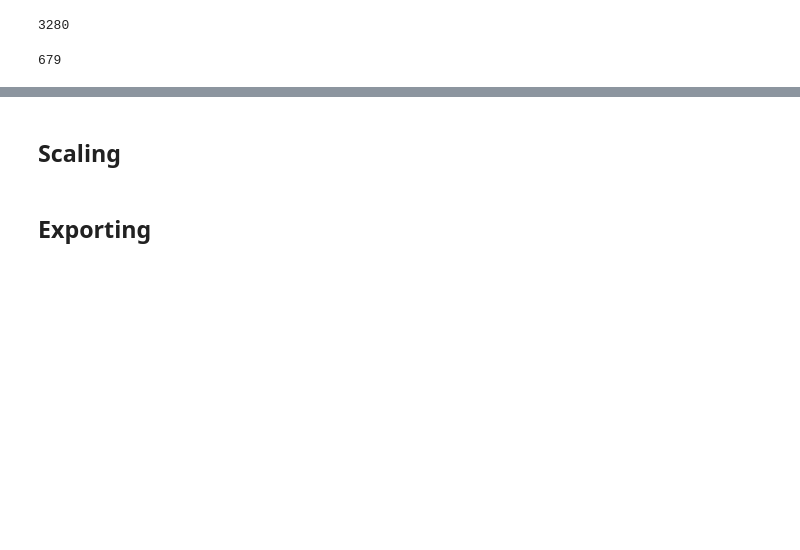
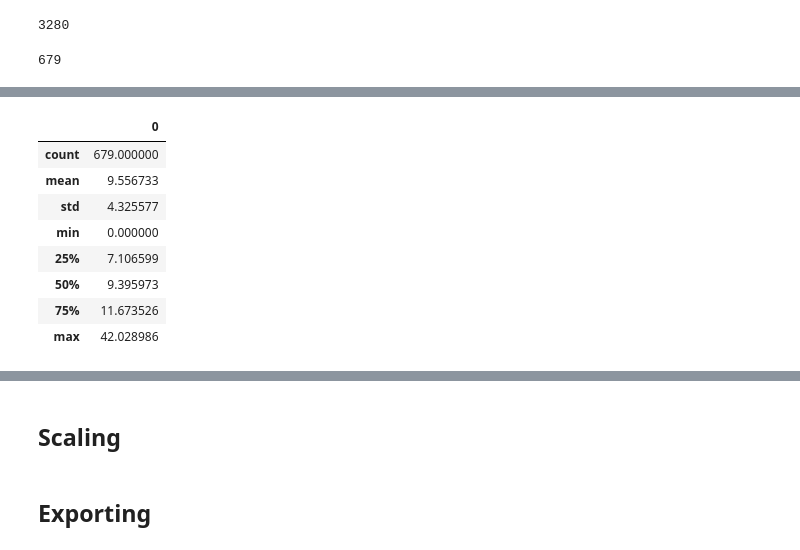
Before and after one commit to mrsohamsaha/JensenLab_Research, a Jupyter notebook: ColonyPicker/ColonyPicker.ipynb, the cells around one changed output, grey strips where cells are left out. Saved outputs shown, nothing was run; the diff lists cells and outputs as text; code cells hidden in the pictures; blank space fills up the shorter version.

```diff
--- a/ColonyPicker/ColonyPicker.ipynb
+++ b/ColonyPicker/ColonyPicker.ipynb
@@ -377,0 +403,13 @@ WhitePix: 0.1889168765743073 DarkPix: 3.4482758620689653
+# %%
+darkDF = pd.DataFrame(darkPixData)
+darkDF.describe()
+# %% [output]
+|  | 0 |
+| count | 679.000000 |
+| mean | 9.556733 |
+| std | 4.325577 |
+| min | 0.000000 |
+| 25% | 7.106599 |
+| 50% | 9.395973 |
+| 75% | 11.673526 |
+| max | 42.028986 |
```
Also changed, not shown: parts of 8 cells of this notebook, 3 other files.
